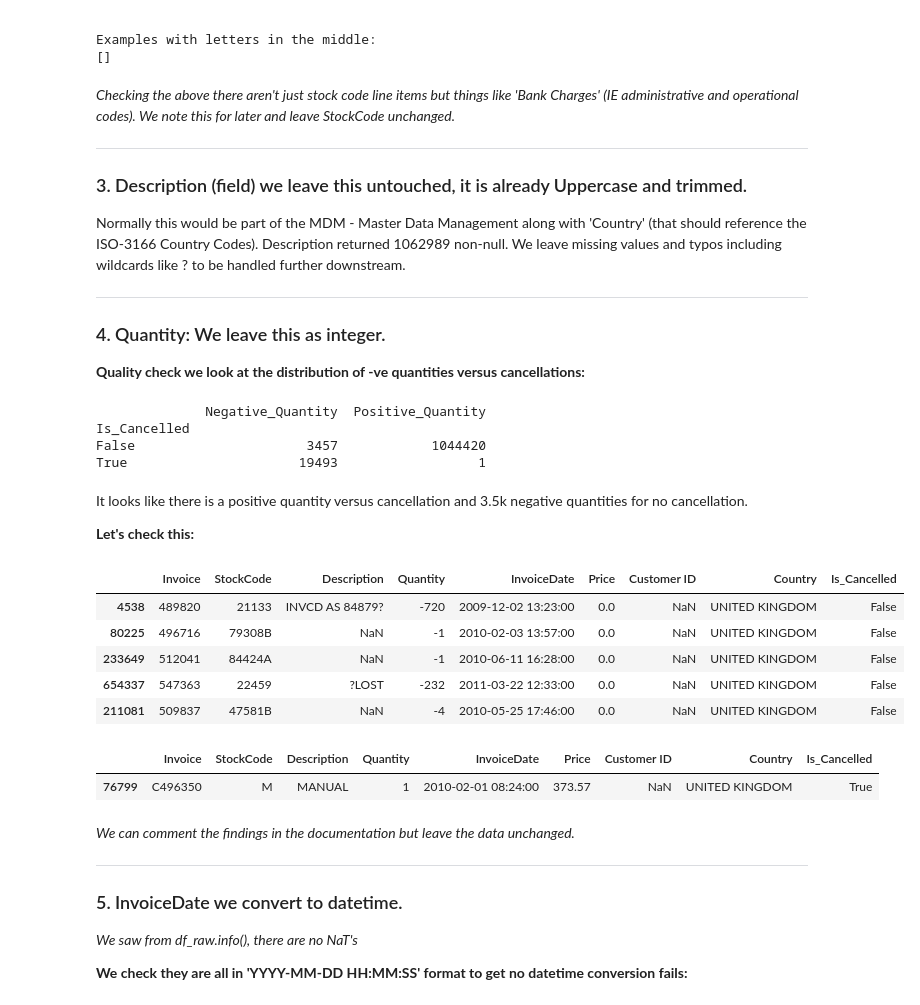
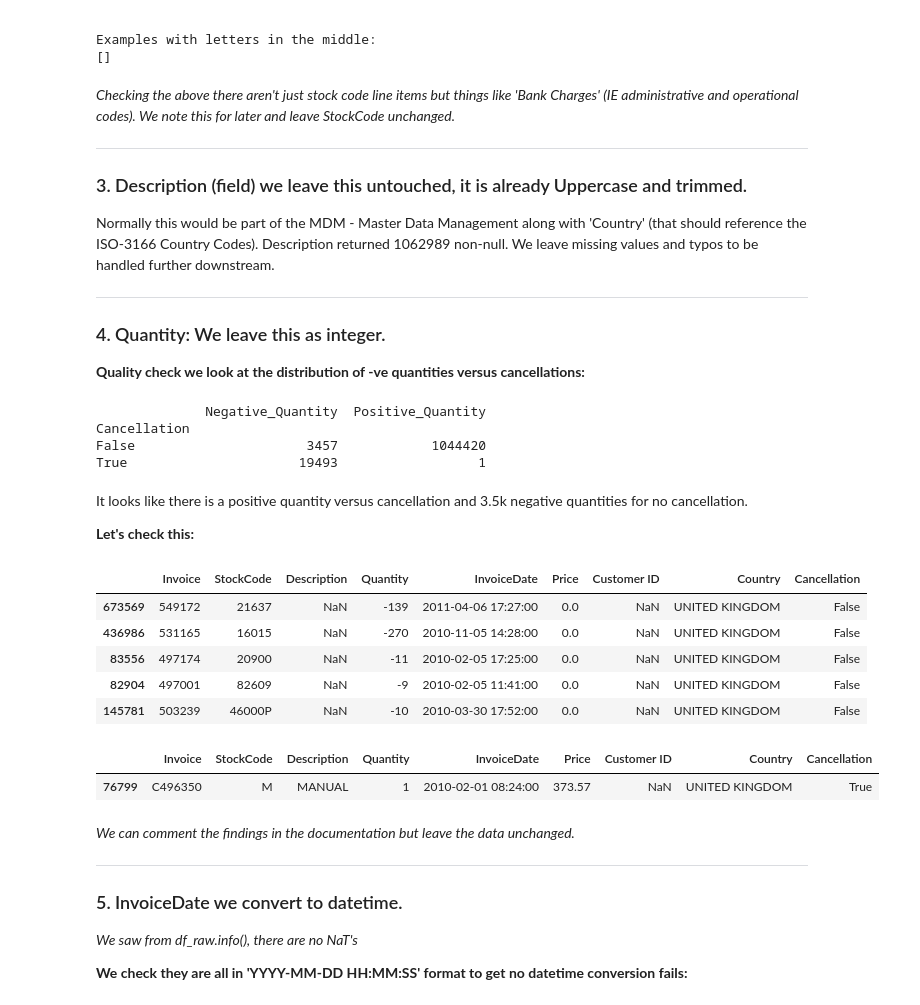
Before and after one commit to sachaplaye/rfm-lifecycle-segmentation, a Jupyter notebook: notebooks/1_data_clean_and_stage.ipynb, the cells around one changed output. Drawn from its saved outputs; the diff is of its cells as text; code cells hidden in the pictures.

```diff
--- a/notebooks/1_data_clean_and_stage.ipynb
+++ b/notebooks/1_data_clean_and_stage.ipynb
@@ -322,12 +344,12 @@ Rows with other non-alphanumeric chars: 0
 # %%
-# 1. Create the Is_Cancelled boolean flag based on whether the Invoice starts with 'C'
-df_clean['Is_Cancelled'] = df_clean['Invoice'].str.startswith('C')
+# 1. Create the Cancellation boolean flag based on whether the Invoice starts with 'C'
+df_clean['Cancellation'] = df_clean['Invoice'].str.startswith('C')
 
 # 2. Check a few cancelled orders to ensure it works as expected and redact Customer ID
-display_df = df_clean[df_clean['Is_Cancelled'] == True].sample(5).copy()
+display_df = df_clean[df_clean['Cancellation'] == True].sample(5).copy()
 display_df['Customer ID'] = '[REDACTED]'
 
-print("✅ Is_Cancelled field created.")
+print("✅ Cancellation field created.")
 print("   See sample below:")
 display(display_df)
 # %% [output]
@@ -396,15 +420,15 @@ Examples with letters in the middle:
 
 ### 3. Description (field) we leave this untouched, it is already Uppercase and trimmed.
 
-Normally this would be part of the MDM - Master Data Management along with 'Country' (that should reference the ISO-3166 Country Codes). Description returned 1062989 non-null. We leave missing values and typos including wildcards like ? to be handled further downstream.
+Normally this would be part of the MDM - Master Data Management along with 'Country' (that should reference the ISO-3166 Country Codes). Description returned 1062989 non-null. We leave missing values and typos to be handled further downstream.
 
 ---
 ### 4. Quantity: We leave this as integer.
 
 **Quality check we look at the distribution of -ve quantities versus cancellations:**
 # %%
-# Count of negative and positive quantities by Is_Cancelled
-neg_pos_counts = df_clean.groupby('Is_Cancelled').agg(
+# Count of negative and positive quantities by Cancellation
+neg_pos_counts = df_clean.groupby('Cancellation').agg(
     Negative_Quantity=('Quantity', lambda x: (x < 0).sum()),
     Positive_Quantity=('Quantity', lambda x: (x > 0).sum())
 )
@@ -412,7 +436,7 @@ neg_pos_counts = df_clean.groupby('Is_Cancelled').agg(
 print(neg_pos_counts)
 # %% [output]
               Negative_Quantity  Positive_Quantity
-Is_Cancelled
+Cancellation
 False                      3457            1044420
 True                      19493                  1
 # %% [markdown]
@@ -420,19 +444,19 @@ It looks like there is a positive quantity versus cancellation and 3.5k negative
 
 **Let's check this:**
 # %%
-# Sample 5 full rows where Is_Cancelled is False and Quantity is negative
-sample_rows = df_clean[(df_clean['Is_Cancelled'] == False) & (df_clean['Quantity'] < 0)].sample(5)
+# Sample 5 full rows where Cancellation is False and Quantity is negative
+sample_rows = df_clean[(df_clean['Cancellation'] == False) & (df_clean['Quantity'] < 0)].sample(5)
 sample_rows
 # %% [output]
-|  | Invoice | StockCode | Description | Quantity | InvoiceDate | Price | Customer ID | Country | Is_Cancelled |
-| 4538 | 489820 | 21133 | INVCD AS 84879? | -720 | 2009-12-02 13:23:00 | 0.0 | NaN | UNITED KINGDOM | False |
-| 80225 | 496716 | 79308B | NaN | -1 | 2010-02-03 13:57:00 | 0.0 | NaN | UNITED KINGDOM | False |
-| 233649 | 512041 | 84424A | NaN | -1 | 2010-06-11 16:28:00 | 0.0 | NaN | UNITED KINGDOM | False |
-| 654337 | 547363 | 22459 | ?LOST | -232 | 2011-03-22 12:33:00 | 0.0 | NaN | UNITED KINGDOM | False |
-| 211081 | 509837 | 47581B | NaN | -4 | 2010-05-25 17:46:00 | 0.0 | NaN | UNITED KINGDOM | False |
+|  | Invoice | StockCode | Description | Quantity | InvoiceDate | Price | Customer ID | Country | Cancellation |
+| 673569 | 549172 | 21637 | NaN | -139 | 2011-04-06 17:27:00 | 0.0 | NaN | UNITED KINGDOM | False |
+| 436986 | 531165 | 16015 | NaN | -270 | 2010-11-05 14:28:00 | 0.0 | NaN | UNITED KINGDOM | False |
+| 83556 | 497174 | 20900 | NaN | -11 | 2010-02-05 17:25:00 | 0.0 | NaN | UNITED KINGDOM | False |
+| 82904 | 497001 | 82609 | NaN | -9 | 2010-02-05 11:41:00 | 0.0 | NaN | UNITED KINGDOM | False |
+| 145781 | 503239 | 46000P | NaN | -10 | 2010-03-30 17:52:00 | 0.0 | NaN | UNITED KINGDOM | False |
 # %%
-# Get Invoice number for cancelled order with positive quantity
-cancelled_positive_invoice = df_clean[(df_clean['Is_Cancelled'] == True) & (df_clean['Quantity'] > 0)]['Invoice']
+# Get Invoice number for cancelled line item with positive quantity
+cancelled_positive_invoice = df_clean[(df_clean['Cancellation'] == True) & (df_clean['Quantity'] > 0)]['Invoice']
 
 # Get the row for that Invoice number
 row_invoice = df_clean[df_clean['Invoice'].isin(cancelled_positive_invoice)]
@@ -440,7 +464,7 @@ row_invoice = df_clean[df_clean['Invoice'].isin(cancelled_positive_invoice)]
 #Display the row
 row_invoice
 # %% [output]
-|  | Invoice | StockCode | Description | Quantity | InvoiceDate | Price | Customer ID | Country | Is_Cancelled |
+|  | Invoice | StockCode | Description | Quantity | InvoiceDate | Price | Customer ID | Country | Cancellation |
 | 76799 | C496350 | M | MANUAL | 1 | 2010-02-01 08:24:00 | 373.57 | NaN | UNITED KINGDOM | True |
 # %% [markdown]
 *We can comment the findings in the documentation but leave the data unchanged.*
```
Also changed, not shown: parts of 17 cells of this notebook.
